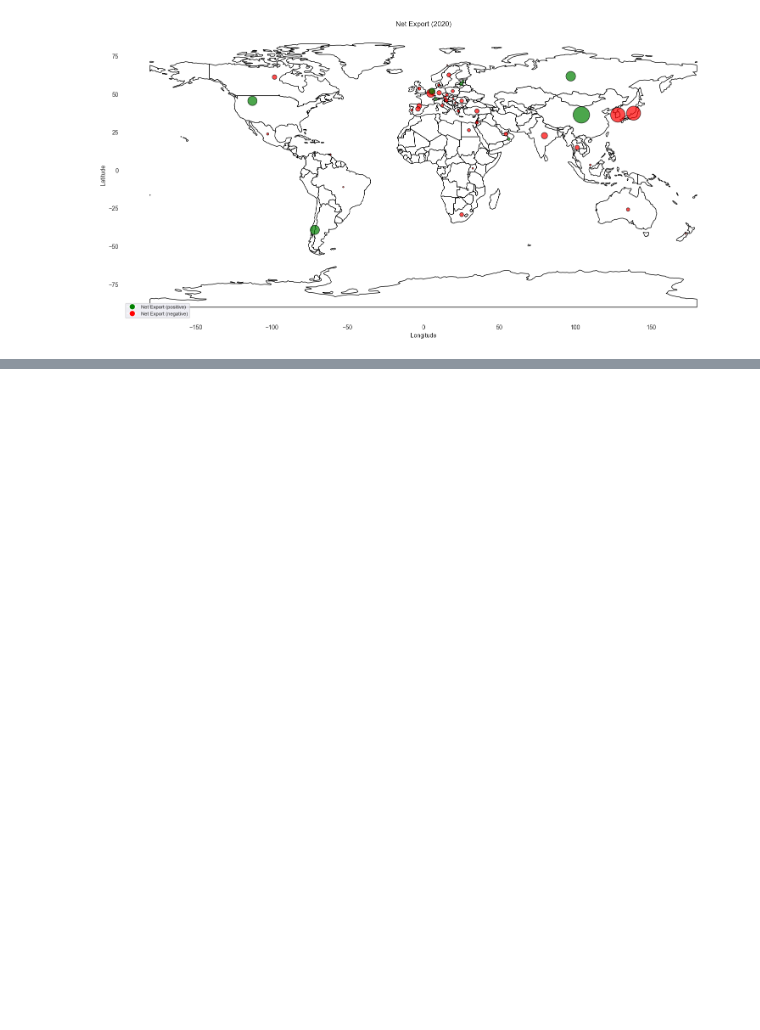
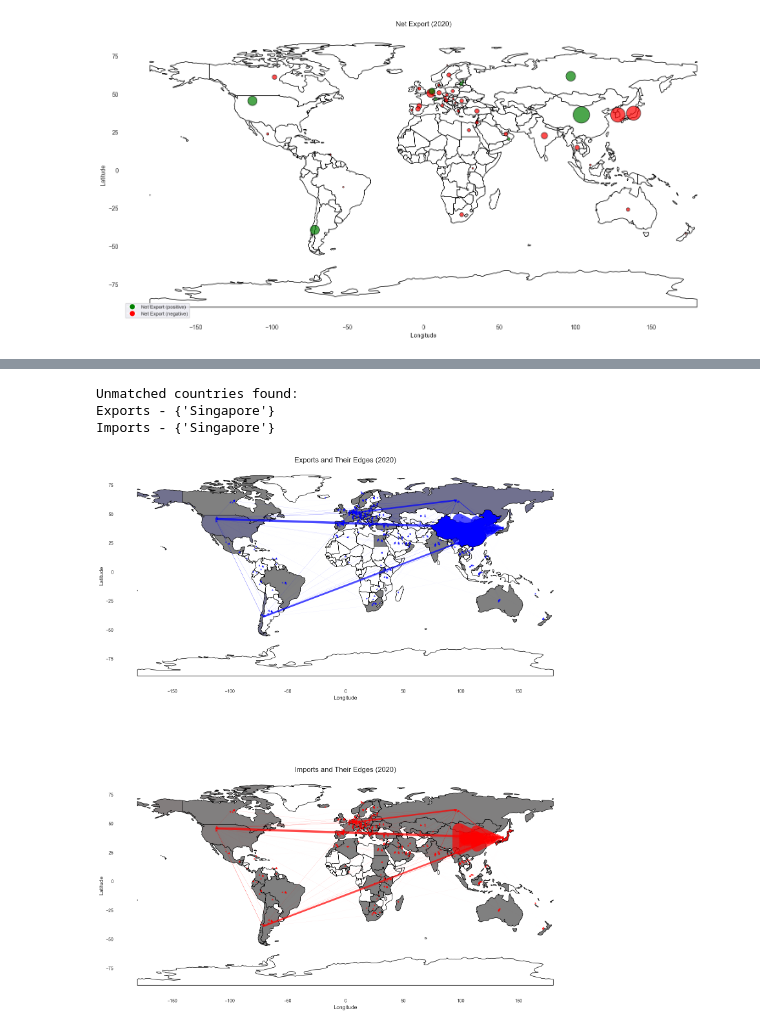
Before and after one commit to Altishofer/NetworkScienceProject, a Jupyter notebook: 1.6_lithium_net_flow_visualizations.ipynb, the cells around one changed output, grey strips where cells are left out. Cells and saved outputs as stored; diff of their text form; code cells hidden in the pictures; blank space fills up the shorter version.

```diff
--- a/1.6_lithium_net_flow_visualizations.ipynb
+++ b/1.6_lithium_net_flow_visualizations.ipynb
@@ -172,0 +223,77 @@ Imports - {'Singapore'}
+# %%
+def plot_edges(ax, df_edges, coords, color, max_val):
+    for _, row in df_edges.iterrows():
+        if row["v"] > 0:
+            start = coords.get(row["export_country"])
+            end = coords.get(row["import_country"])
+            if start is not None and end is not None:
+                lw = (row["v"] / max_val) * 30
+                arrow = FancyArrowPatch(
+                    (start.x, start.y), (end.x, end.y),
+                    color=color,
+                    linewidth=lw,
+                    arrowstyle="-|>",
+                    mutation_scale=10 + lw * 3 if lw > 0 else 0,
+                    alpha=0.7
+                )
+                ax.add_patch(arrow)
+
+def plot_map(year):
+    world_export, world_import = preprocess(year)
+    world = gpd.read_file(os.path.join("dataset", "110m_cultural", "ne_110m_admin_0_countries.shp"))
+
+    edges_data = df[df['t'] == year].groupby(['export_country', 'import_country'])['v'].sum().reset_index()
+    edges_data['export_country'] = normalize_country_names(edges_data, 'export_country')
+    edges_data['import_country'] = normalize_country_names(edges_data, 'import_country')
+
+    world_centroids = world.copy()
+    world_centroids["centroid"] = world_centroids.geometry.centroid
+    coords = {row["ADMIN"]: row["centroid"] for _, row in world_centroids.iterrows()}
+
+    fig, ax = plt.subplots(nrows=2, ncols=1, figsize=(15, 20))
+    fig.patch.set_alpha(0)
+    for a in ax:
+        a.set_facecolor((0, 0, 0, 0))
+
+    world_export.plot(
+        column="v",
+        cmap=gray_blue_cmap,
+        legend=False,
+        ax=ax[0],
+        missing_kwds={"color": "none"},
+        edgecolor="black"
+    )
+
+    max_export_val = edges_data["v"].max() if not edges_data.empty else 1
+    plot_edges(ax[0], edges_data, coords, "blue", max_export_val)
+
+    ax[0].set_title(f"Exports and Their Edges ({year})", fontsize=16)
+    ax[0].set_xlabel("Longitude", fontsize=12)
+    ax[0].set_ylabel("Latitude", fontsize=12)
+
+    world_import.plot(
+        column="v",
+        cmap=gray_red_cmap,
+        legend=False,
+        ax=ax[1],
+        missing_kwds={"color": "none"},
+        edgecolor="black"
+    )
+
+    max_import_val = edges_data["v"].max() if not edges_data.empty else 1
+    plot_edges(ax[1], edges_data, coords, "red", max_import_val)
+
+    ax[1].set_title(f"Imports and Their Edges ({year})", fontsize=16)
+    ax[1].set_xlabel("Longitude", fontsize=12)
+    ax[1].set_ylabel("Latitude", fontsize=12)
+
+    plt.tight_layout()
+    plt.savefig(os.path.join("graphics", "trade_edges_map_vertical.png"), dpi=300, transparent=True)
+    plt.show()
+
+plot_map(2020)
+# %% [output]
+Unmatched countries found:
+Exports - {'Singapore'}
+Imports - {'Singapore'}
+[figure, added]
```
Also changed, not shown: parts of 4 cells of this notebook.
